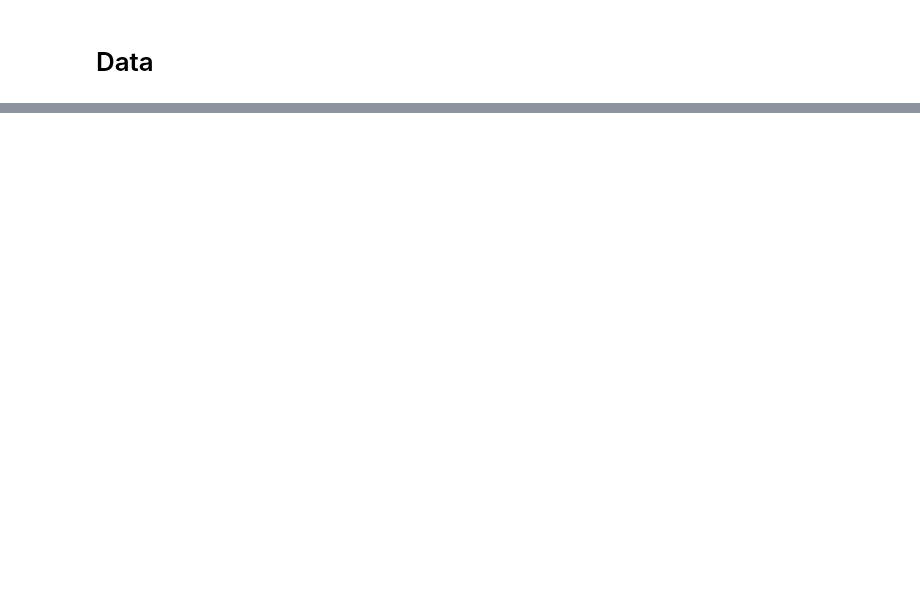
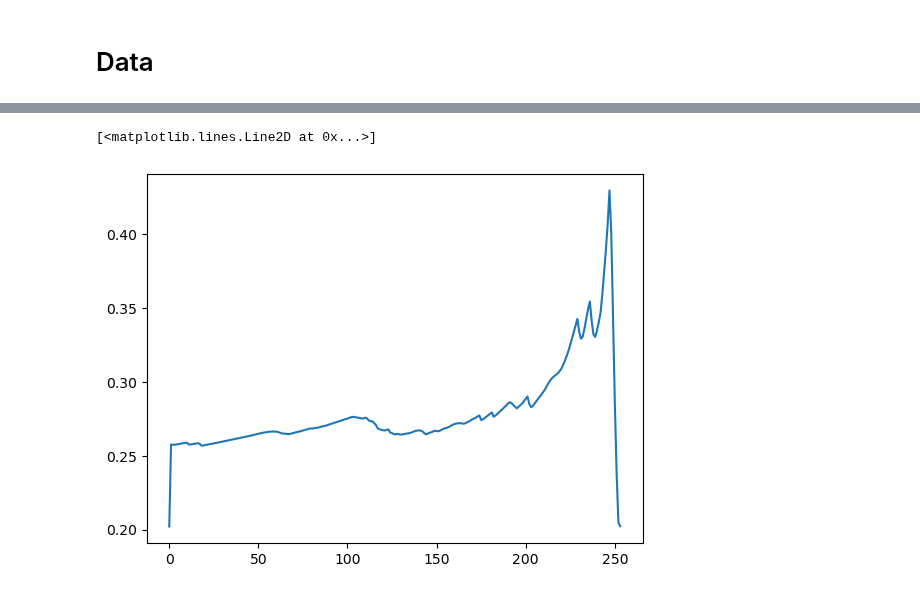
Before and after one commit to NGMLGroup/Koopman-TGNN-Interpretability, a Jupyter notebook: DMD.ipynb, the cells around one changed output, grey strips where cells are left out. Cells and saved outputs as stored; diff of their text form; code cells hidden in the pictures; blank space fills up the shorter version.

```diff
--- a/DMD.ipynb
+++ b/DMD.ipynb
@@ -91,0 +126,20 @@ plt.plot(out)
+# %%
+x_dmd = h.squeeze()[:200]
+y_dmd = h.squeeze()[1:201]
+
+dmd_model = linear(500,500).to(device)
+
+dmd_loss = torch.nn.MSELoss()
+dmd_optimizer = torch.optim.SGD(dmd_model.parameters(), lr=0.01)
+
+with trange(epochs) as t:
+    for epoch in t:
+        dmd_model.train()
+        dmd_optimizer.zero_grad()
+        loss = dmd_loss(dmd_model(x_dmd).squeeze(), y_dmd.squeeze())
+        loss.backward()
+        dmd_optimizer.step()
+
+        # display progress bar
+        t.set_description(f"Epoch {epoch+1}")
+        t.set_postfix({"loss":float(loss / y_dmd.shape[0])})
@@ -91,0 +163,13 @@ plt.plot(out)
+# %%
+A = next(dmd_model.linear.parameters())
+# %%
+accs = [dmd_loss(torch.pow(A, 1) @ x_dmd_te.T, y_dmd_te.T.squeeze()).detach().cpu()]
+
+# FIXME
+for i in range(1, y_dmd_te.shape[0]):
+    accs.append(dmd_loss(torch.pow(A, i+1) @ x_dmd_te[:-i].T, y_dmd_te[i:].T.squeeze()).detach().cpu())
+# %%
+plt.plot(accs)
+# %% [output]
+[<matplotlib.lines.Line2D at 0x...>]
+[figure, added]
```
Also changed, not shown: parts of 20 cells of this notebook.
